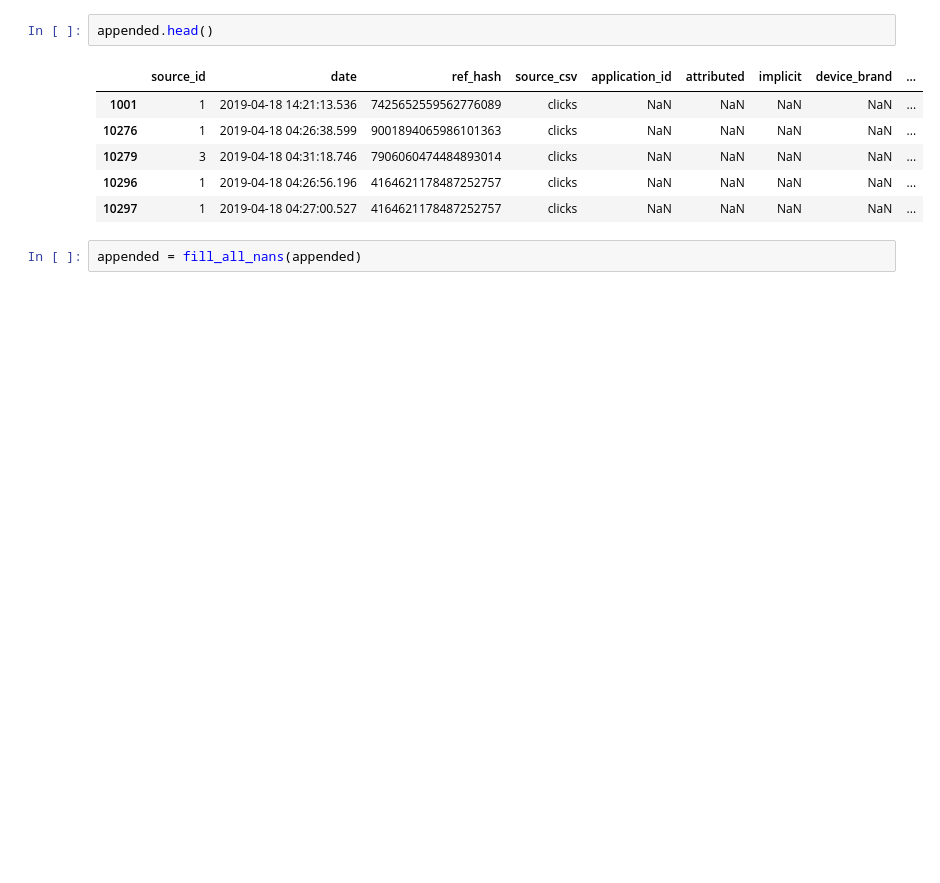
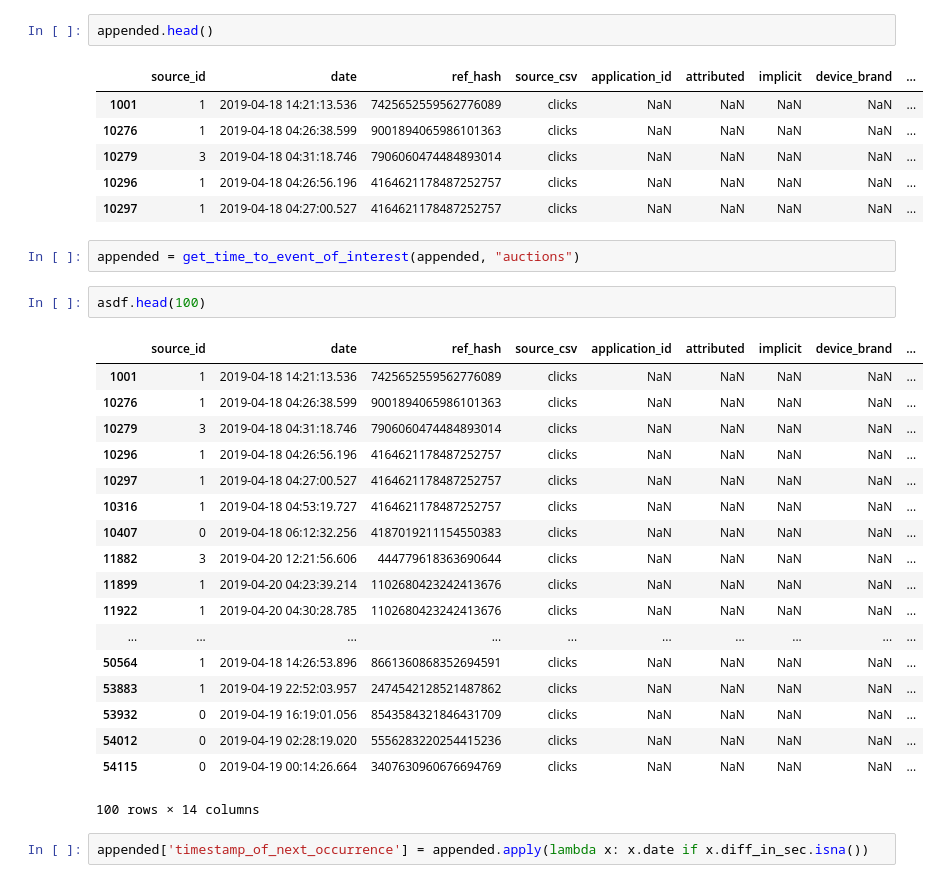
Before and after one commit to rozanecm/7506_tp2_1c2019, a Jupyter notebook: notebooks/My nb by mr.ipynb, the cells around one changed output. Saved outputs shown, nothing was run; the diff lists cells and outputs as text; blank space fills up the shorter version.

```diff
--- a/notebooks/My nb by mr.ipynb
+++ b/notebooks/My nb by mr.ipynb
@@ -703,6 +730,29 @@ appended.head()
 | 10296 | 1 | 2019-04-18 04:26:56.196 | 4164621178487252757 | clicks | NaN | NaN | NaN | NaN | ... |
 | 10297 | 1 | 2019-04-18 04:27:00.527 | 4164621178487252757 | clicks | NaN | NaN | NaN | NaN | ... |
 # %%
-appended = fill_all_nans(appended)
+appended = get_time_to_event_of_interest(appended, "auctions")
+# %%
+asdf.head(100)
+# %% [output]
+|  | source_id | date | ref_hash | source_csv | application_id | attributed | implicit | device_brand | ... |
+| 1001 | 1 | 2019-04-18 14:21:13.536 | 7425652559562776089 | clicks | NaN | NaN | NaN | NaN | ... |
+| 10276 | 1 | 2019-04-18 04:26:38.599 | 9001894065986101363 | clicks | NaN | NaN | NaN | NaN | ... |
+| 10279 | 3 | 2019-04-18 04:31:18.746 | 7906060474484893014 | clicks | NaN | NaN | NaN | NaN | ... |
+| 10296 | 1 | 2019-04-18 04:26:56.196 | 4164621178487252757 | clicks | NaN | NaN | NaN | NaN | ... |
+| 10297 | 1 | 2019-04-18 04:27:00.527 | 4164621178487252757 | clicks | NaN | NaN | NaN | NaN | ... |
+| 10316 | 1 | 2019-04-18 04:53:19.727 | 4164621178487252757 | clicks | NaN | NaN | NaN | NaN | ... |
+| 10407 | 0 | 2019-04-18 06:12:32.256 | 4187019211154550383 | clicks | NaN | NaN | NaN | NaN | ... |
+| 11882 | 3 | 2019-04-20 12:21:56.606 | 444779618363690644 | clicks | NaN | NaN | NaN | NaN | ... |
+| 11899 | 1 | 2019-04-20 04:23:39.214 | 1102680423242413676 | clicks | NaN | NaN | NaN | NaN | ... |
+| 11922 | 1 | 2019-04-20 04:30:28.785 | 1102680423242413676 | clicks | NaN | NaN | NaN | NaN | ... |
+| ... | ... | ... | ... | ... | ... | ... | ... | ... | ... |
+| 50564 | 1 | 2019-04-18 14:26:53.896 | 8661360868352694591 | clicks | NaN | NaN | NaN | NaN | ... |
+| 53883 | 1 | 2019-04-19 22:52:03.957 | 2474542128521487862 | clicks | NaN | NaN | NaN | NaN | ... |
+| 53932 | 0 | 2019-04-19 16:19:01.056 | 8543584321846431709 | clicks | NaN | NaN | NaN | NaN | ... |
+| 54012 | 0 | 2019-04-19 02:28:19.020 | 5556283220254415236 | clicks | NaN | NaN | NaN | NaN | ... |
+| 54115 | 0 | 2019-04-19 00:14:26.664 | 3407630960676694769 | clicks | NaN | NaN | NaN | NaN | ... |
+100 rows × 14 columns
+# %%
+appended['timestamp_of_next_occurrence'] = appended.apply(lambda x: x.date if x.diff_in_sec.isna())
 # %%
 appended.head()
```
Also changed, not shown: parts of 22 cells of this notebook.
